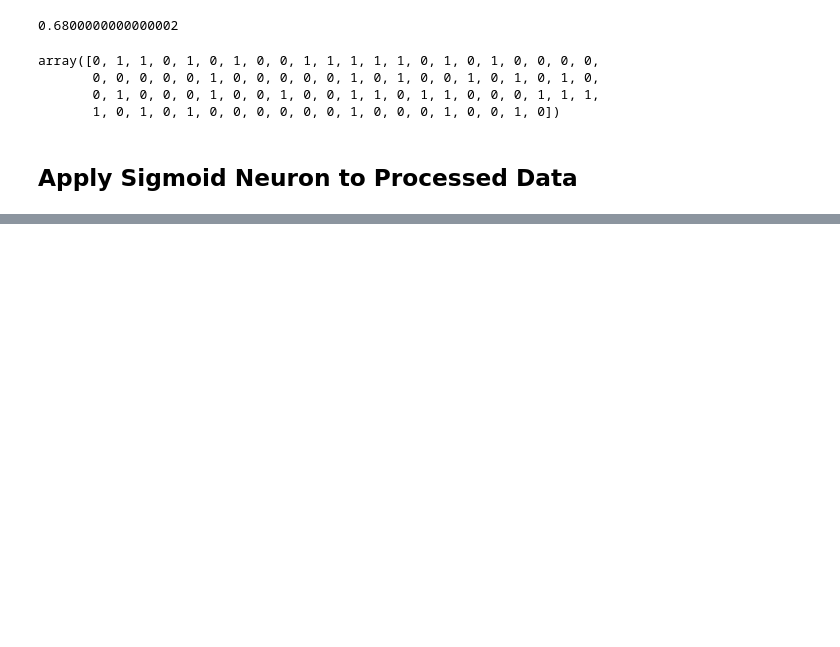
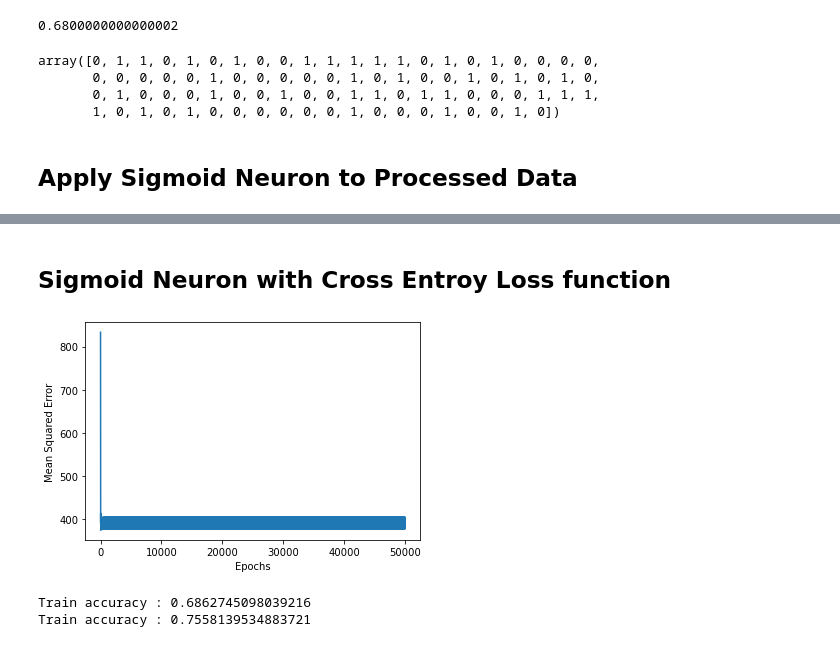
Before and after one commit to kunalrs/deeplearning-tutorial, a Jupyter notebook: SigmoidNeuron.ipynb, the cells around one changed output, grey strips where cells are left out. Cells and saved outputs as stored; diff of their text form; code cells hidden in the pictures; blank space fills up the shorter version.

Commit message:
Loss function changed to CrossEntropy

```diff
--- a/SigmoidNeuron.ipynb
+++ b/SigmoidNeuron.ipynb
@@ -677,0 +676,2 @@ Train accuracy : 0.813953488372093
+# %% [markdown]
+## Sigmoid Neuron with Cross Entroy Loss function
@@ -677,0 +757,16 @@ Train accuracy : 0.813953488372093
+# %%
+sn_v2 = SigmoidNeuron_v2()
+sn_v2.fit(X_scaled_train, Y_scaled_train, epochs=50000, learning_rate=0.01, display_loss=True)
+
+Y_pred_test = sn_v2.predict(X_scaled_test)
+Y_pred_train = sn_v2.predict(X_scaled_train)
+
+Y_pred_binarised_train = (Y_pred_train > scaled_threshold).astype(int).ravel()
+Y_pred_binarised_test = (Y_pred_test > scaled_threshold).astype(int).ravel()
+
+print("Train accuracy :",accuracy_score(Y_pred_binarised_train, Y_binarised_scaled_train))
+print("Train accuracy :",accuracy_score(Y_pred_binarised_test, Y_binarised_scaled_test))
+# %% [output]
+[figure, added]
+Train accuracy : 0.6862745098039216
+Train accuracy : 0.7558139534883721
```
Also changed, not shown: parts of 20 cells of this notebook.
